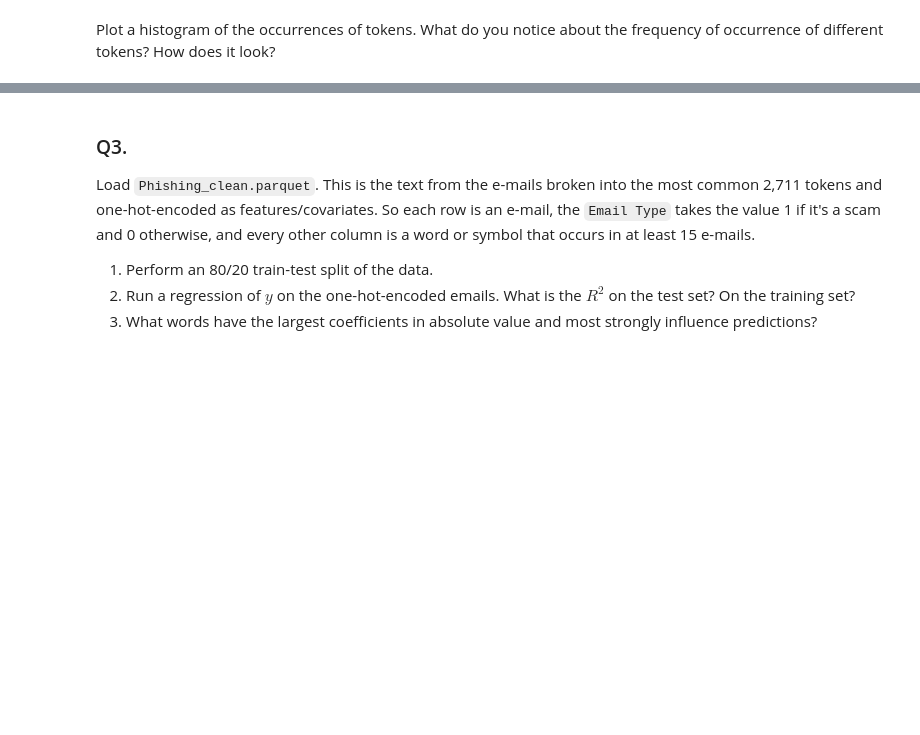
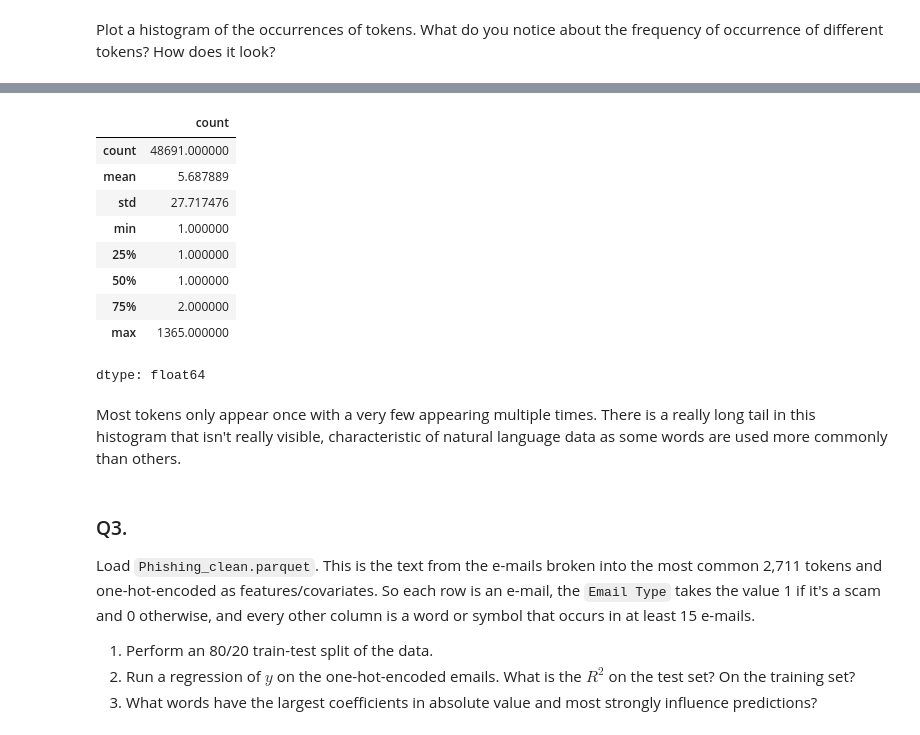
Before and after one commit to eyv7jz/PCA, a Jupyter notebook: 05_PCA/assignment.ipynb, the cells around one changed output, grey strips where cells are left out. Drawn from its saved outputs; the diff is of its cells as text; code cells hidden in the pictures; blank space fills up the shorter version.

```diff
--- a/05_PCA/assignment.ipynb
+++ b/05_PCA/assignment.ipynb
@@ -45,3 +94,18 @@ Plot a histogram of the occurrences of tokens. What do you notice about the freq
+# %%
+gdf['count'].describe()
+# %% [output]
+|  | count |
+| count | 48691.000000 |
+| mean | 5.687889 |
+| std | 27.717476 |
+| min | 1.000000 |
+| 25% | 1.000000 |
+| 50% | 1.000000 |
+| 75% | 2.000000 |
+| max | 1365.000000 |
+dtype: float64
+# %% [markdown]
+Most tokens only appear once with a very few appearing multiple times. There is a really long tail in this histogram that isn't really visible, characteristic of natural language data as some words are used more commonly than others.
 # %% [markdown]
 ### Q3.
 
```
Also changed, not shown: parts of 8 cells of this notebook.
